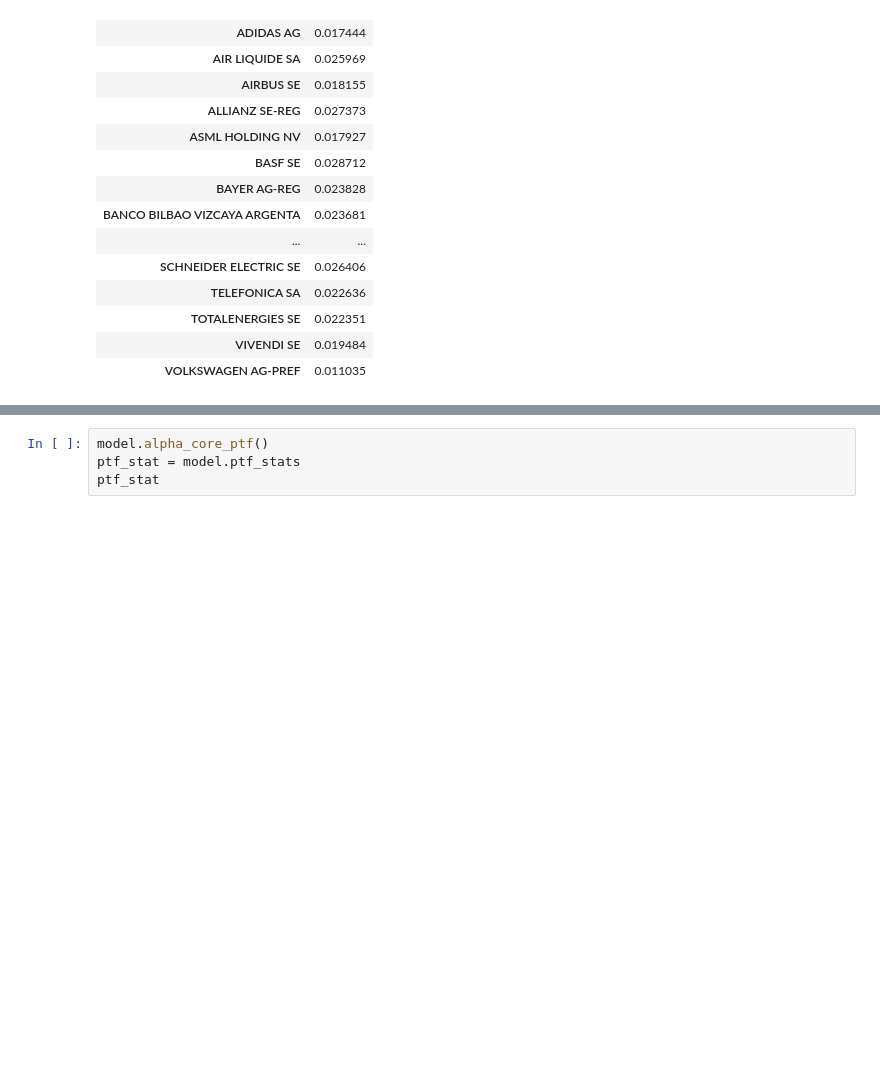
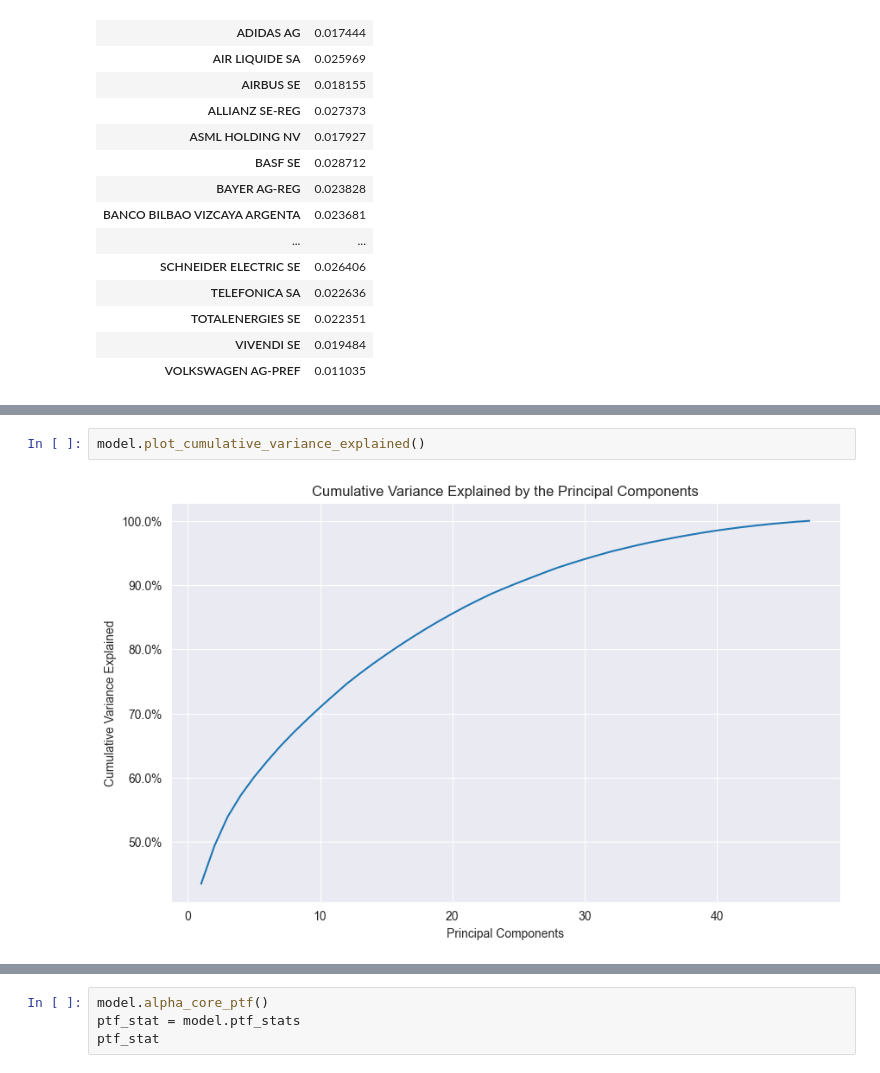
Before and after one commit to RomainCastellarnau/Financial-Econometrics-II, a Jupyter notebook: Code/core_portfolio.ipynb, the cells around one changed output, grey strips where cells are left out. Cells and saved outputs as stored; diff of their text form; blank space fills up the shorter version.

```diff
--- a/Code/core_portfolio.ipynb
+++ b/Code/core_portfolio.ipynb
@@ -85,0 +94,4 @@ model.compute_core_equity_ptf()
+# %%
+model.plot_cumulative_variance_explained()
+# %% [output]
+[figure, added]
```
Also changed, not shown: parts of 10 cells of this notebook, 2 other files.
